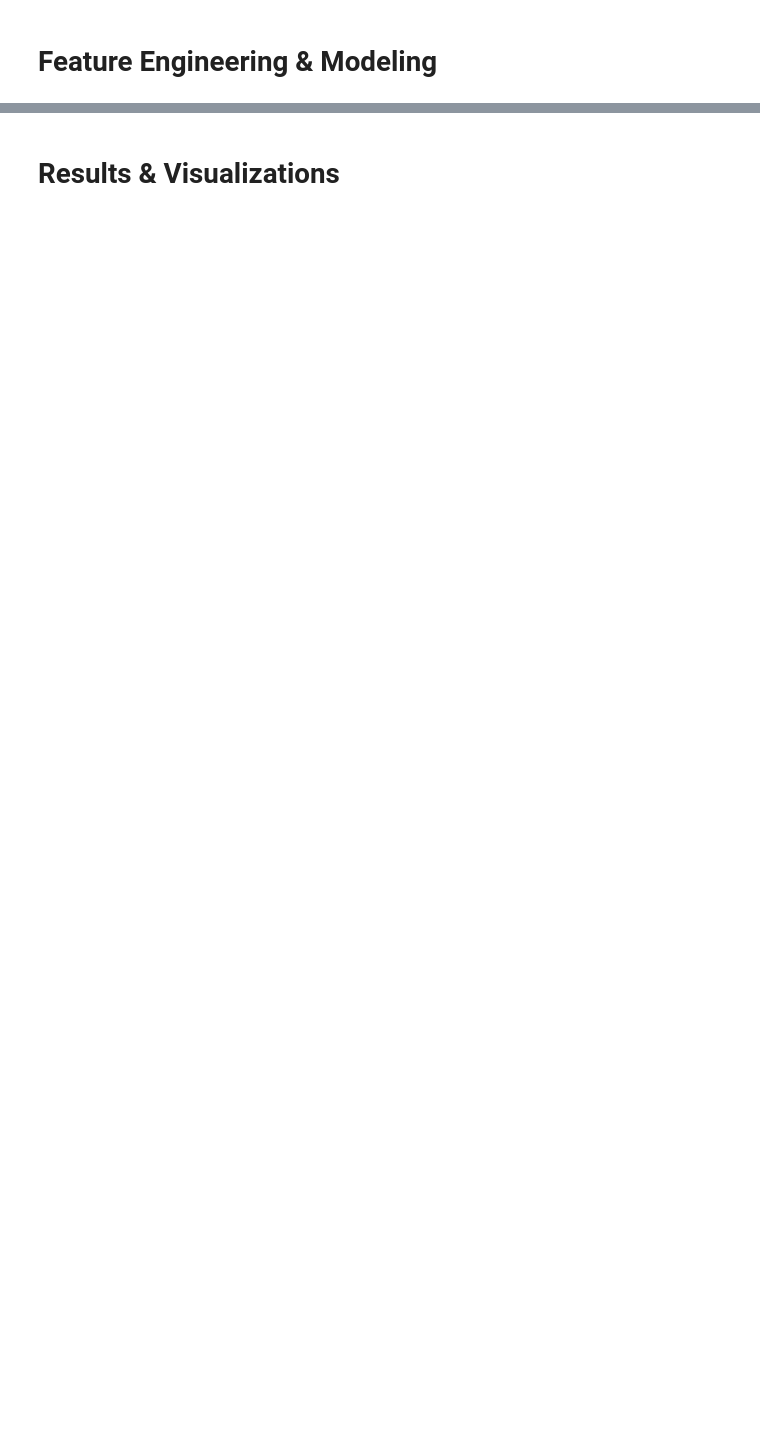
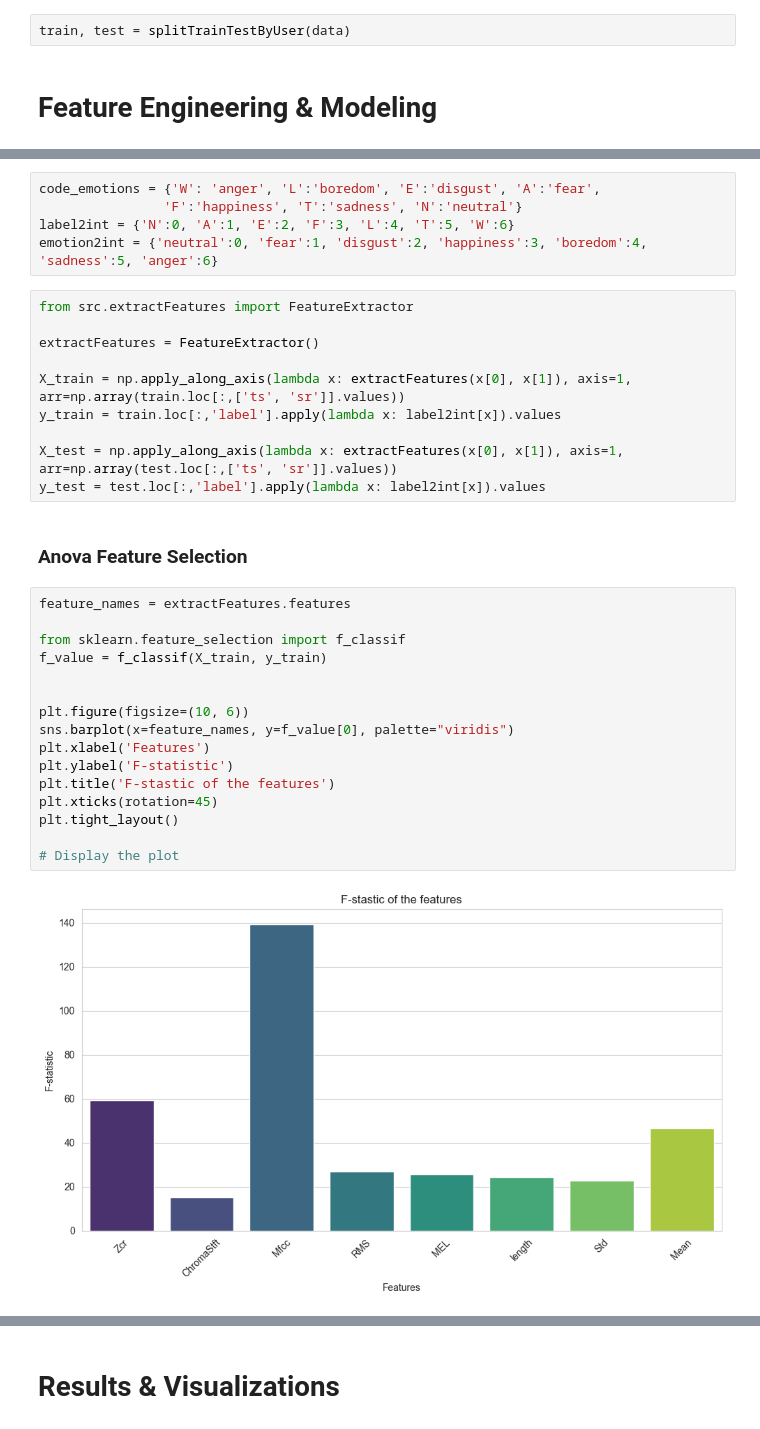
Before and after one commit to bonells96/speech_emotion_classification, a Jupyter notebook: Report_SER.ipynb, the cells around one changed output, grey strips where cells are left out. Saved outputs shown, nothing was run; the diff lists cells and outputs as text; blank space fills up the shorter version.

```diff
--- a/Report_SER.ipynb
+++ b/Report_SER.ipynb
@@ -139,2 +159,4 @@ plt.show()
+# %%
+train, test = splitTrainTestByUser(data)
 # %% [markdown]
 # Feature Engineering & Modeling
@@ -160,0 +196,35 @@ data.loc[:,'len_ts'] = data.loc[:,'ts'].apply(lambda x: len(x))
+# %%
+code_emotions = {'W': 'anger', 'L':'boredom', 'E':'disgust', 'A':'fear',
+                'F':'happiness', 'T':'sadness', 'N':'neutral'}
+label2int = {'N':0, 'A':1, 'E':2, 'F':3, 'L':4, 'T':5, 'W':6}
+emotion2int = {'neutral':0, 'fear':1, 'disgust':2, 'happiness':3, 'boredom':4, 'sadness':5, 'anger':6}
+# %%
+from src.extractFeatures import FeatureExtractor
+
+extractFeatures = FeatureExtractor()
+
+X_train = np.apply_along_axis(lambda x: extractFeatures(x[0], x[1]), axis=1, arr=np.array(train.loc[:,['ts', 'sr']].values))
+y_train = train.loc[:,'label'].apply(lambda x: label2int[x]).values
+
+X_test = np.apply_along_axis(lambda x: extractFeatures(x[0], x[1]), axis=1, arr=np.array(test.loc[:,['ts', 'sr']].values))
+y_test = test.loc[:,'label'].apply(lambda x: label2int[x]).values
+# %% [markdown]
+### Anova Feature Selection
+# %%
+feature_names = extractFeatures.features
+
+from sklearn.feature_selection import f_classif
+f_value = f_classif(X_train, y_train)
+
+
+plt.figure(figsize=(10, 6))
+sns.barplot(x=feature_names, y=f_value[0], palette="viridis")
+plt.xlabel('Features')
+plt.ylabel('F-statistic')
+plt.title('F-stastic of the features')
+plt.xticks(rotation=45)
+plt.tight_layout()
+
+# Display the plot
+# %% [output]
+[figure, added]
```
Also changed, not shown: parts of 22 cells of this notebook.
